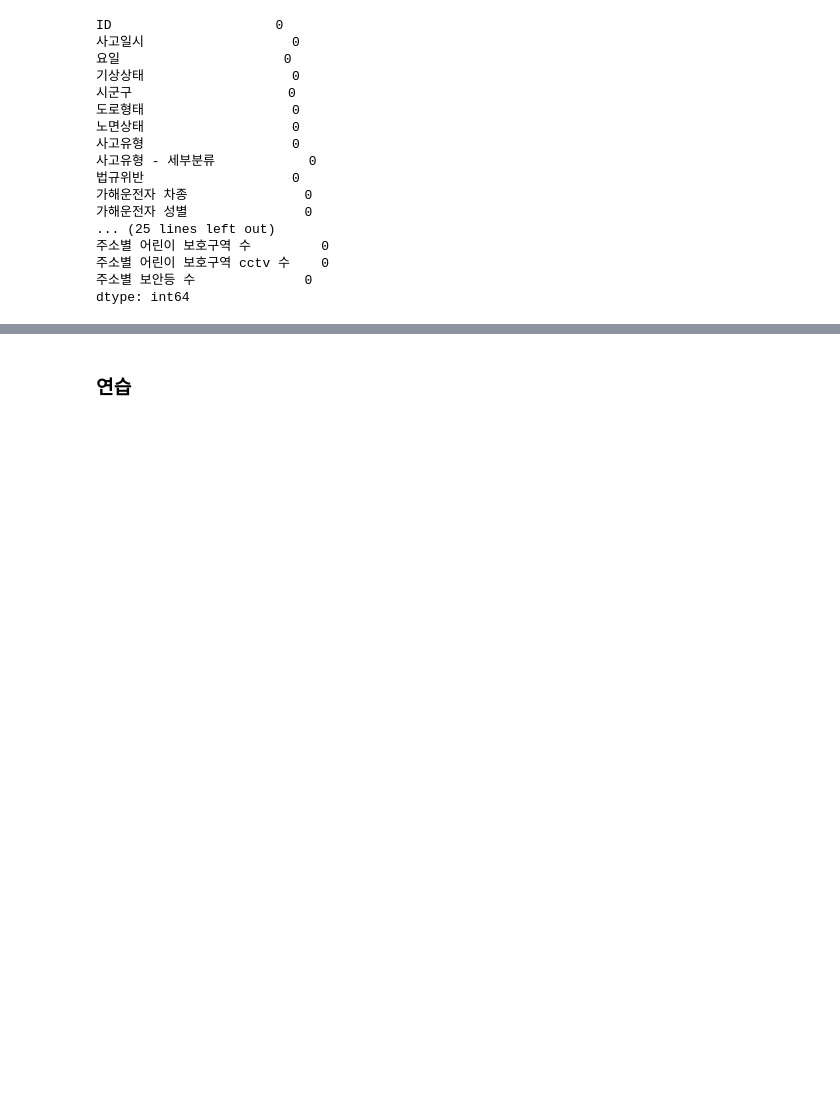
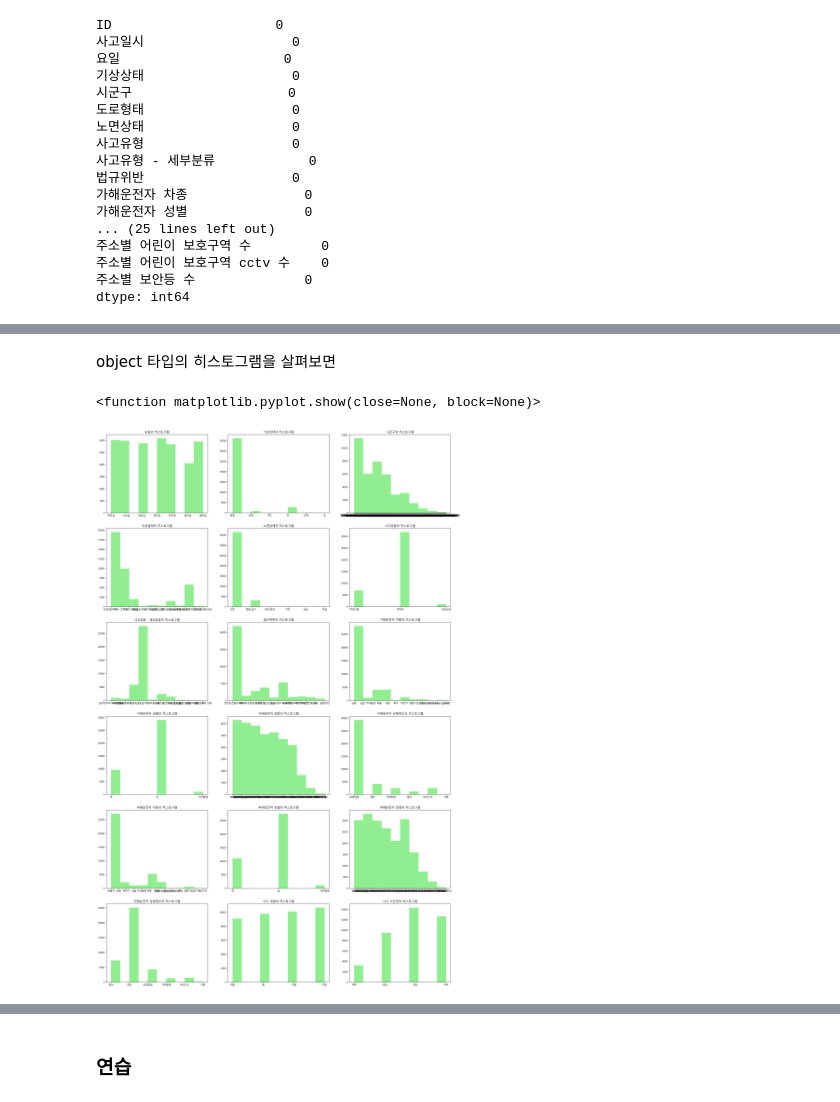
Before and after one commit to nyeokinyeoki/dacon_accident, a Jupyter notebook: accident.ipynb, the cells around one changed output, grey strips where cells are left out. Saved outputs shown, nothing was run; the diff lists cells and outputs as text; code cells hidden in the pictures; blank space fills up the shorter version.

```diff
--- a/accident.ipynb
+++ b/accident.ipynb
@@ -697,0 +797,9 @@ dtype: int64
+# %%
+# 사고 일시를 월과 시각으로 분리
+
+df_train_join["사고일시"] = pd.to_datetime(df_train_join["사고일시"], format="%Y-%m-%d %H:%M:%S")
+
+df_train_join["사고 월"] = df_train_join["사고일시"].dt.strftime("%m").astype(int)
+df_train_join["사고 시각"] = df_train_join["사고일시"].dt.strftime("%H").astype(int)
+
+df_train_join[["사고일시", "사고 월", "사고 시각"]]
@@ -697,0 +864,4 @@ dtype: int64
+# %%
+object_select = df_train_join.select_dtypes("object").drop(["ID"], axis=1)
+
+object_select
@@ -697,0 +882,19 @@ dtype: int64
+# %% [markdown]
+object 타입의 히스토그램을 살펴보면
+# %%
+fig, axes = plt.subplots(figsize=(25,40), nrows=6, ncols=3)
+plt.rcParams["font.family"] = "Malgun Gothic"
+plt.rcParams["axes.unicode_minus"] = False
+
+col_ob_sel = object_select.columns
+
+for L in range(len(col_ob_sel)) :
+    ax = axes[L//3][L%3]
+
+    ax.hist(object_select.iloc[:,L], color="lightgreen", align="mid")
+    ax.set_title(col_ob_sel[L]+"의 히스토그램")
+
+plt.show
+# %% [output]
+<function matplotlib.pyplot.show(close=None, block=None)>
+[figure, added]
```
Also changed, not shown: parts of 21 cells of this notebook.
